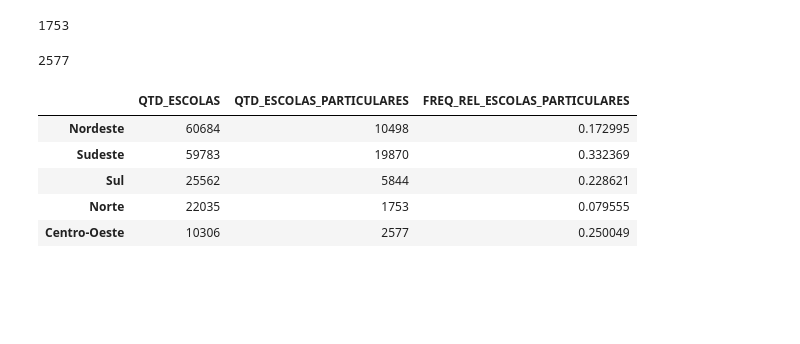
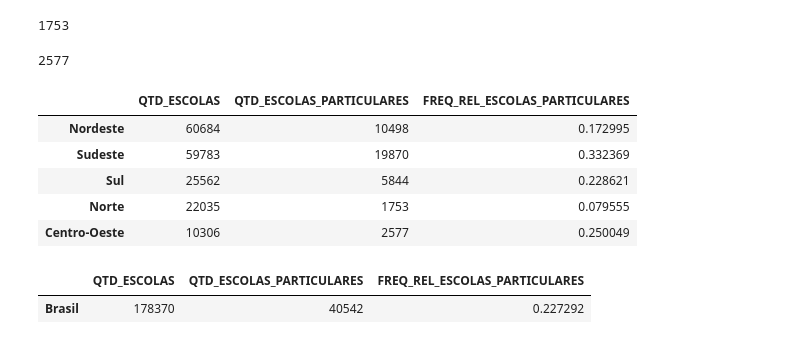
Before and after one commit to analluvias/dashboard, a Jupyter notebook: dashboard.ipynb, the cells around one changed output. Cells and saved outputs as stored; diff of their text form; code cells hidden in the pictures; blank space fills up the shorter version.

Commit message:
adicionando dataframe so do brasil sobre as escolas particulares

```diff
--- a/dashboard.ipynb
+++ b/dashboard.ipynb
@@ -210,3 +210,14 @@ hfreq
 | Sul | 25562 | 5844 | 0.228621 |
 | Norte | 22035 | 1753 | 0.079555 |
 | Centro-Oeste | 10306 | 2577 | 0.250049 |
+# %%
+dados_escolas_particulares_brasil = [[hfreq["QTD_ESCOLAS"].sum(), hfreq["QTD_ESCOLAS_PARTICULARES"].sum(), hfreq["QTD_ESCOLAS_PARTICULARES"].sum()/hfreq["QTD_ESCOLAS"].sum()]]
+
+dados_escolas_particulares_brasil = pd.DataFrame(dados_escolas_particulares_brasil, columns=['QTD_ESCOLAS', 'QTD_ESCOLAS_PARTICULARES', 'FREQ_REL_ESCOLAS_PARTICULARES'])
+
+dados_escolas_particulares_brasil.rename(index={0:'Brasil'},inplace=True)
+
+dados_escolas_particulares_brasil
+# %% [output]
+|  | QTD_ESCOLAS | QTD_ESCOLAS_PARTICULARES | FREQ_REL_ESCOLAS_PARTICULARES |
+| Brasil | 178370 | 40542 | 0.227292 |
```
Also changed, not shown: parts of 1 cell of this notebook.
